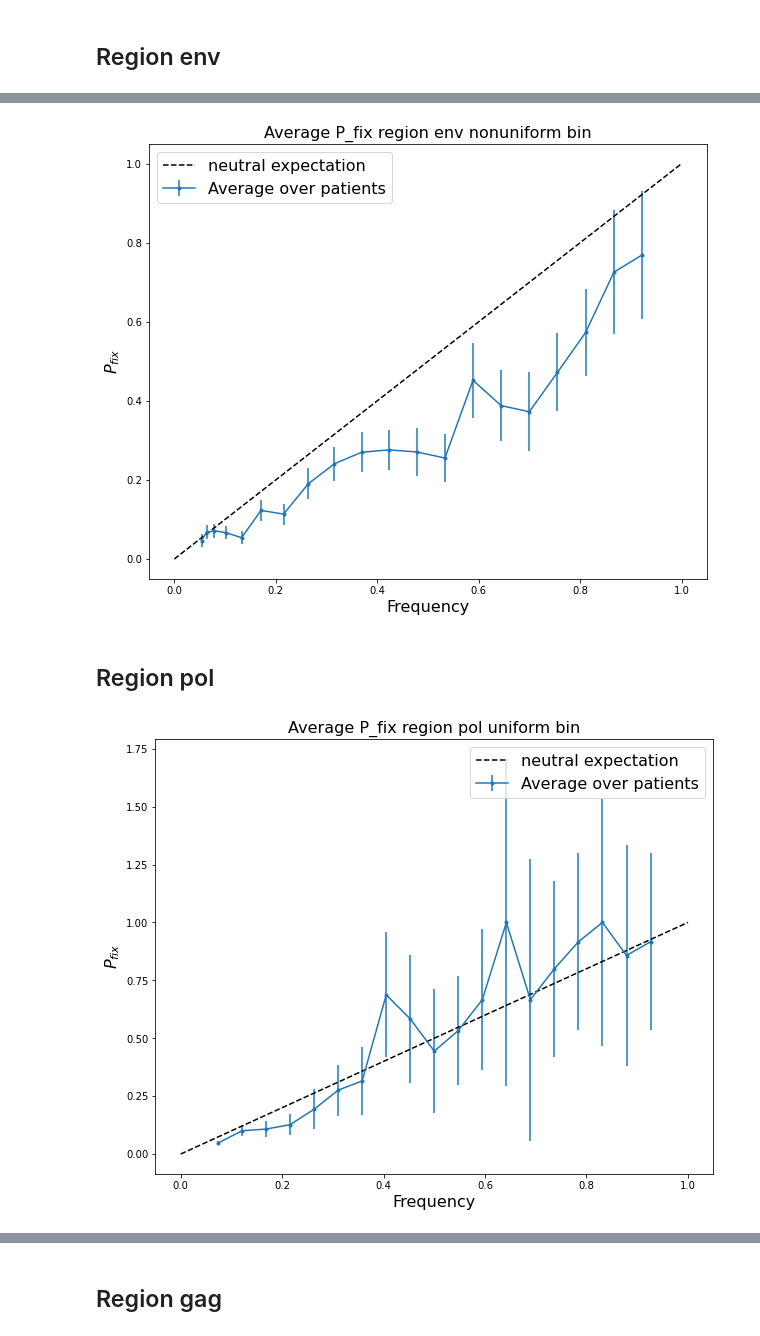
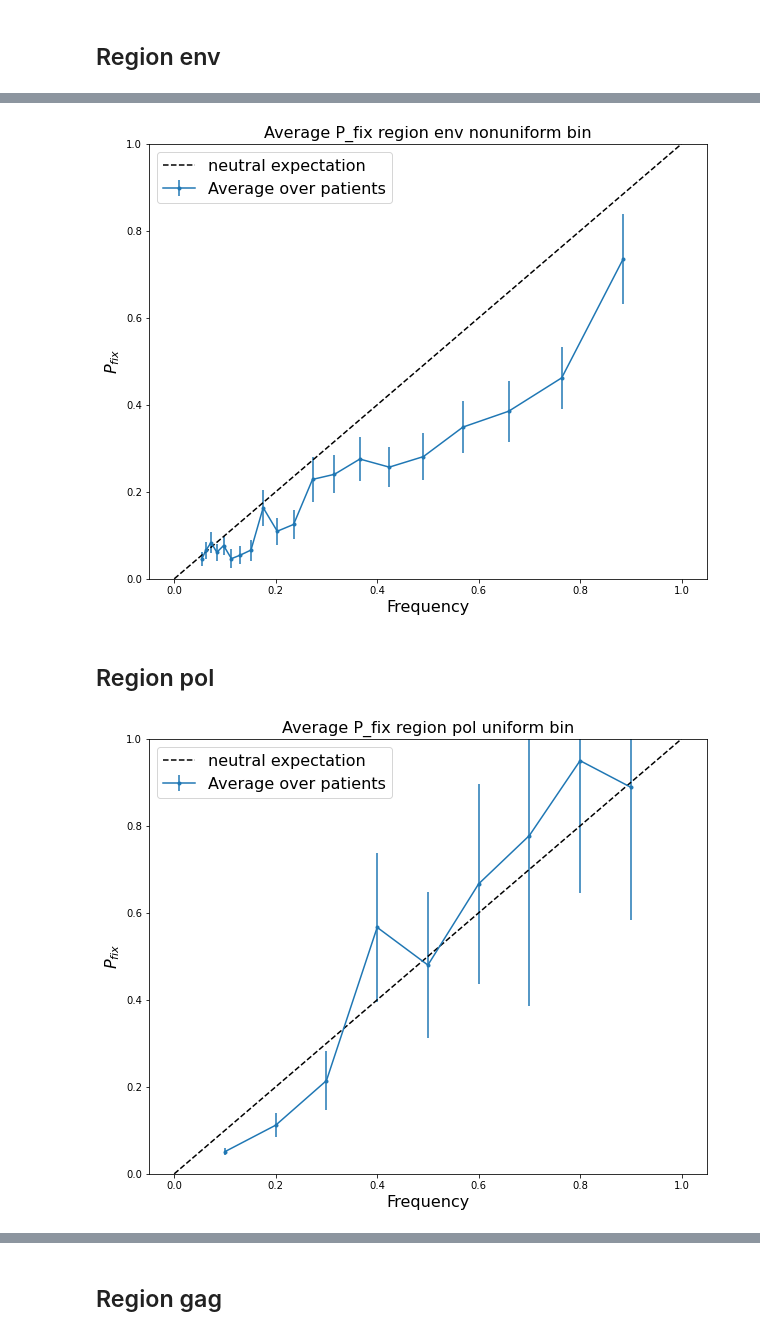
Before and after one commit to neherlab/HIVEVO_recombination, a Jupyter notebook: notebooks/P_fix.ipynb, the cells around one changed output, grey strips where cells are left out. Cells and saved outputs as stored; diff of their text form; code cells hidden in the pictures.

```diff
--- a/notebooks/P_fix.ipynb
+++ b/notebooks/P_fix.ipynb
@@ -219,7 +219,19 @@ def plot_average_proba(freq_bin, proba_fix, err_proba_fix, region, bin_type, fon
     plt.errorbar(freq_bin, proba_fix, yerr=err_proba_fix, fmt='.-', label="Average over patients")
     plt.plot([0, 1], [0, 1], 'k--', label="neutral expectation")
     plt.legend(fontsize=fontsize)
+    plt.ylim([0,1])
     plt.show()
+
+def get_nonuniform_bins(nb_bins, type="log", bin_range=[0.05, 0.95]):
+    if type not in ["quadra", "log"]:
+        raise ValueError("Type of bins must be either quadra or log.")
+
+    if type == "quadra":
+        bins = np.linspace(bin_range[0], bin_range[1], nb_bins + 1)
+        non_uniform_bins = bins * bins
+        return non_uniform_bins
+    elif type == "log":
+        return np.logspace(np.log10(bin_range[0]), np.log10(bin_range[1]), nb_bins + 1)
 # %% [markdown]
 ## Region env
 # %%
@@ -247,22 +259,22 @@ nb_bin = 20
 frequency_bins, proba_fix, traj_per_bin, fixed_per_bin, err_proba_fix = average_proba_fix(patient_names, region, bin_type, nb_bin, remove_one_point_only)
 plot_average_proba(frequency_bins, proba_fix, err_proba_fix, region, bin_type)
 # %% [output]
-[figure, old version]
+[figure, new version]
 # %% [markdown]
 ## Region pol
 # %%
 # Parameters
 patient_names = ["p1", "p2", "p3", "p4", "p5", "p6", "p8", "p9", "p11"]
 bin_type = "uniform"
 region = "pol"
 remove_one_point_only = False
-nb_bin = 20
+nb_bin = 10
 
 # Function calls
 frequency_bins, proba_fix, traj_per_bin, fixed_per_bin, err_proba_fix = average_proba_fix(patient_names, region, bin_type, nb_bin, remove_one_point_only)
 plot_average_proba(frequency_bins, proba_fix, err_proba_fix, region, bin_type)
 # %% [output]
-[figure, old version]
+[figure, new version]
 # %%
 # Parameters
 patient_names = ["p1", "p2", "p3", "p4", "p5", "p6", "p8", "p9", "p11"]
```
Also changed, not shown: parts of 4 cells of this notebook, 3 other files.
